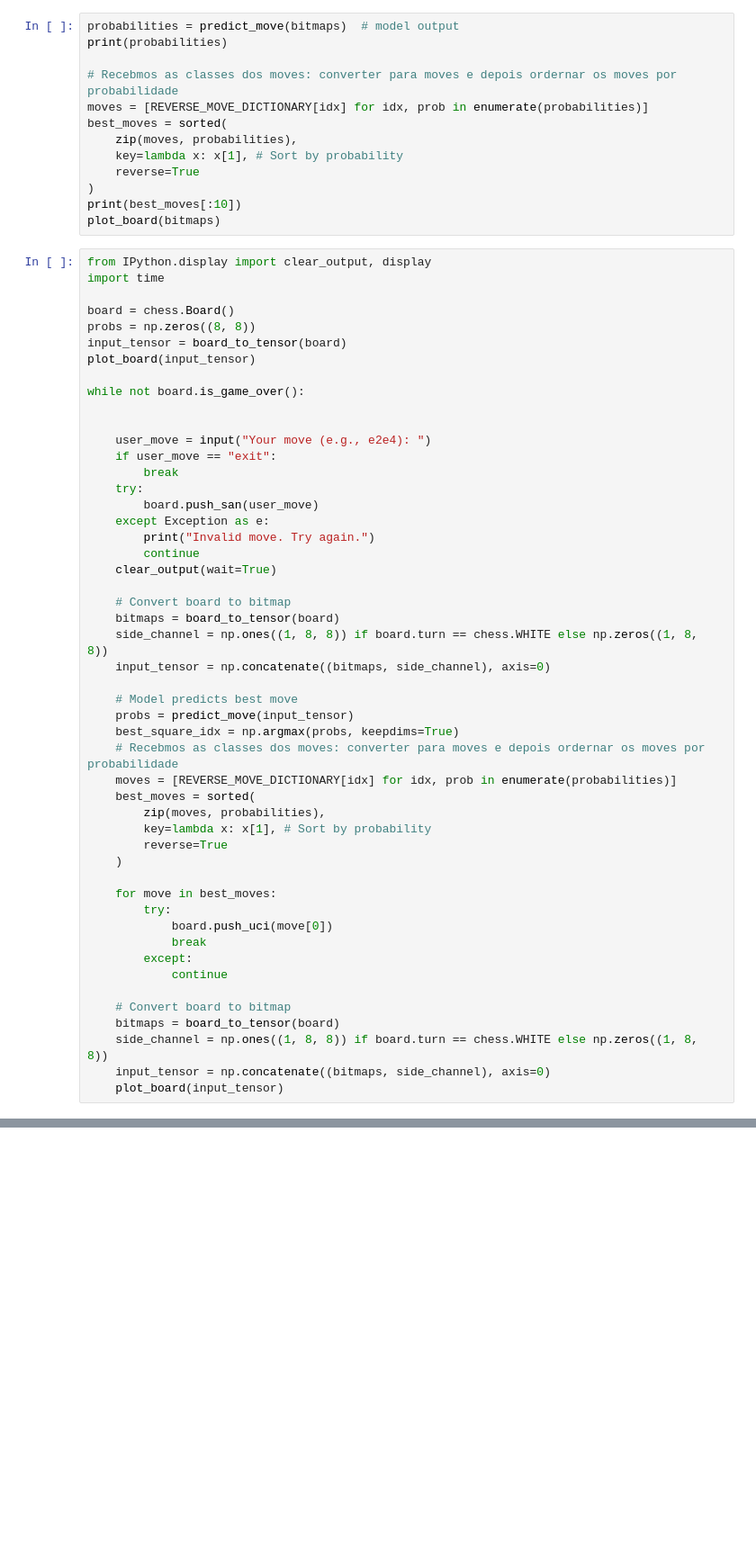
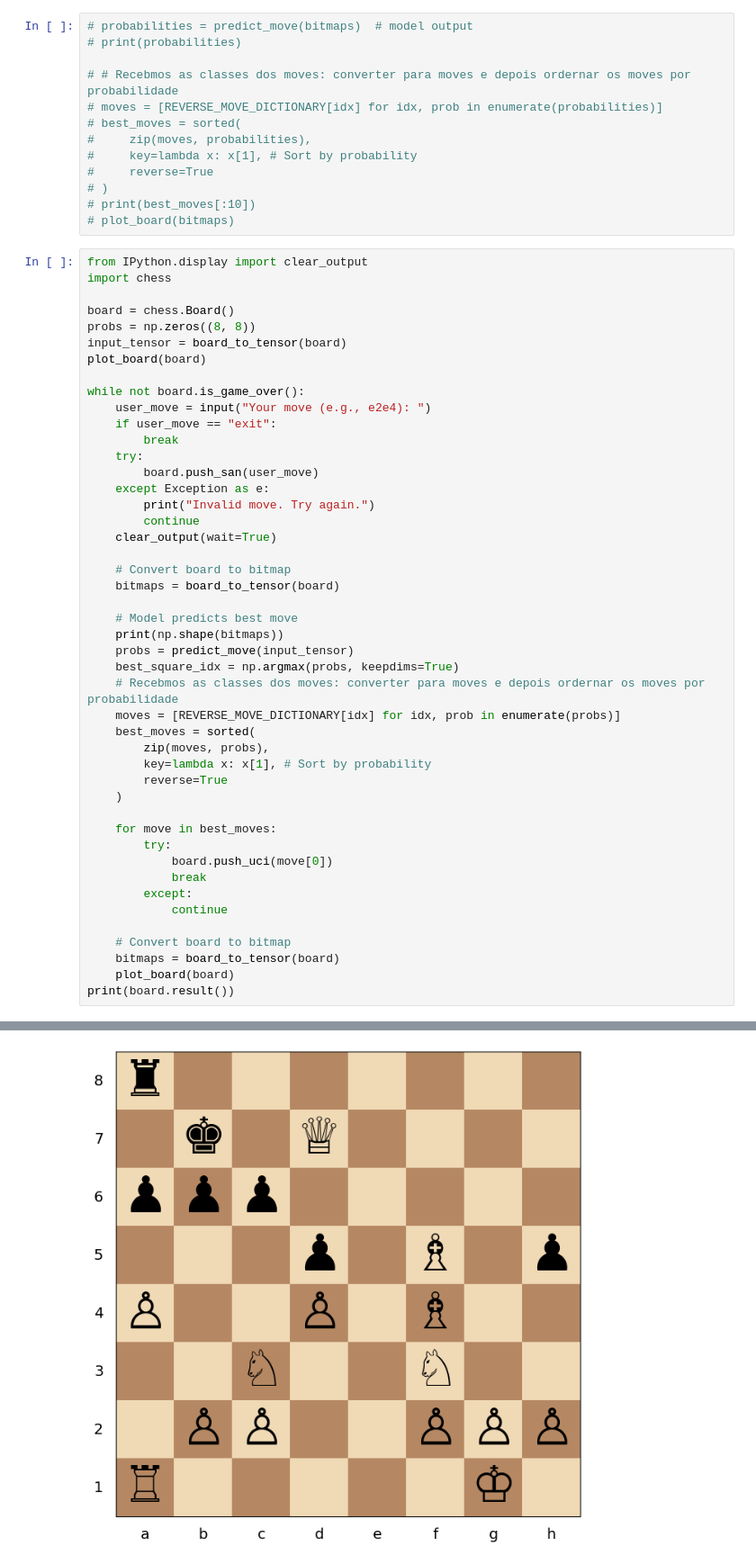
Before and after one commit to GCapaross/ChessBot, a Jupyter notebook: src/model/predict.ipynb, the cells around one changed output, grey strips where cells are left out. Shown: that part at 90% size. Saved outputs shown, nothing was run; the diff lists cells and outputs as text; blank space fills up the shorter version.

Commit message:
Added some training models they are bad, added new loss funciton, added valid moves to data procssing but there is still work to do in training to work properly

```diff
--- a/src/model/predict.ipynb
+++ b/src/model/predict.ipynb
@@ -113,30 +126,28 @@ def plot_board(bitmaps, move_probs=None):
     plt.gca().set_aspect('equal', adjustable='box')
     plt.show()
 # %%
-probabilities = predict_move(bitmaps)  # model output
-print(probabilities)
+# probabilities = predict_move(bitmaps)  # model output
+# print(probabilities)
 
-# Recebmos as classes dos moves: converter para moves e depois ordernar os moves por probabilidade
-moves = [REVERSE_MOVE_DICTIONARY[idx] for idx, prob in enumerate(probabilities)]
-best_moves = sorted(
-    zip(moves, probabilities),
-    key=lambda x: x[1], # Sort by probability
-    reverse=True
-)
-print(best_moves[:10])
-plot_board(bitmaps)
+# # Recebmos as classes dos moves: converter para moves e depois ordernar os moves por probabilidade
+# moves = [REVERSE_MOVE_DICTIONARY[idx] for idx, prob in enumerate(probabilities)]
+# best_moves = sorted(
+#     zip(moves, probabilities),
+#     key=lambda x: x[1], # Sort by probability
+#     reverse=True
+# )
+# print(best_moves[:10])
+# plot_board(bitmaps)
 # %%
-from IPython.display import clear_output, display
-import time
+from IPython.display import clear_output
+import chess
 
 board = chess.Board()
 probs = np.zeros((8, 8))
 input_tensor = board_to_tensor(board)
-plot_board(input_tensor)
+plot_board(board)
 
 while not board.is_game_over():
-
-
     user_move = input("Your move (e.g., e2e4): ")
     if user_move == "exit":
         break
@@ -149,16 +160,15 @@ while not board.is_game_over():
 
     # Convert board to bitmap
     bitmaps = board_to_tensor(board)
-    side_channel = np.ones((1, 8, 8)) if board.turn == chess.WHITE else np.zeros((1, 8, 8))
-    input_tensor = np.concatenate((bitmaps, side_channel), axis=0)
 
     # Model predicts best move
+    print(np.shape(bitmaps))
     probs = predict_move(input_tensor)
     best_square_idx = np.argmax(probs, keepdims=True)
     # Recebmos as classes dos moves: converter para moves e depois ordernar os moves por probabilidade
-    moves = [REVERSE_MOVE_DICTIONARY[idx] for idx, prob in enumerate(probabilities)]
+    moves = [REVERSE_MOVE_DICTIONARY[idx] for idx, prob in enumerate(probs)]
     best_moves = sorted(
-        zip(moves, probabilities),
+        zip(moves, probs),
         key=lambda x: x[1], # Sort by probability
         reverse=True
     )
@@ -172,6 +182,6 @@ while not board.is_game_over():
 
     # Convert board to bitmap
     bitmaps = board_to_tensor(board)
-    side_channel = np.ones((1, 8, 8)) if board.turn == chess.WHITE else np.zeros((1, 8, 8))
-    input_tensor = np.concatenate((bitmaps, side_channel), axis=0)
-    plot_board(input_tensor)
+    plot_board(board)
+print(board.result())
+# %% [output]
@@ -177,0 +189 @@ while not board.is_game_over():
+[figure, added]
```
Also changed, not shown: parts of 5 cells of this notebook, 19 other files.
